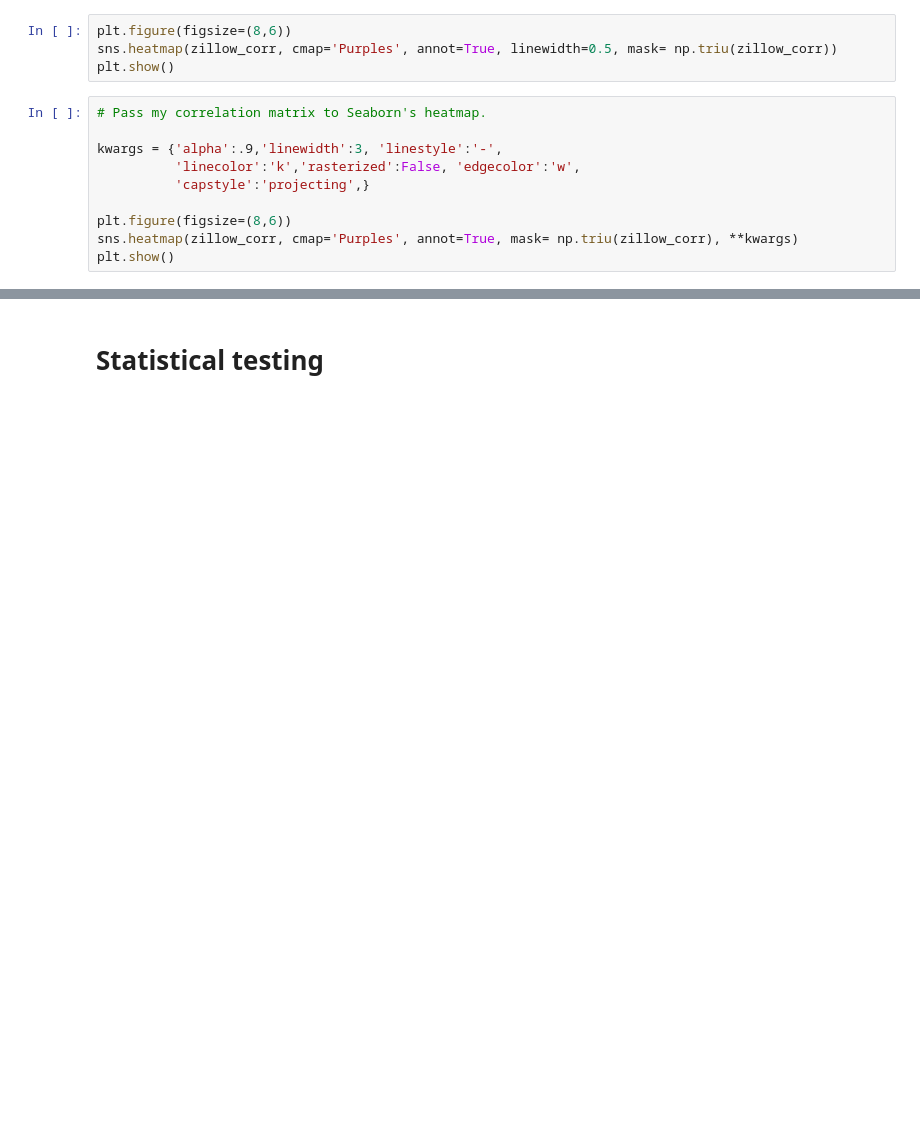
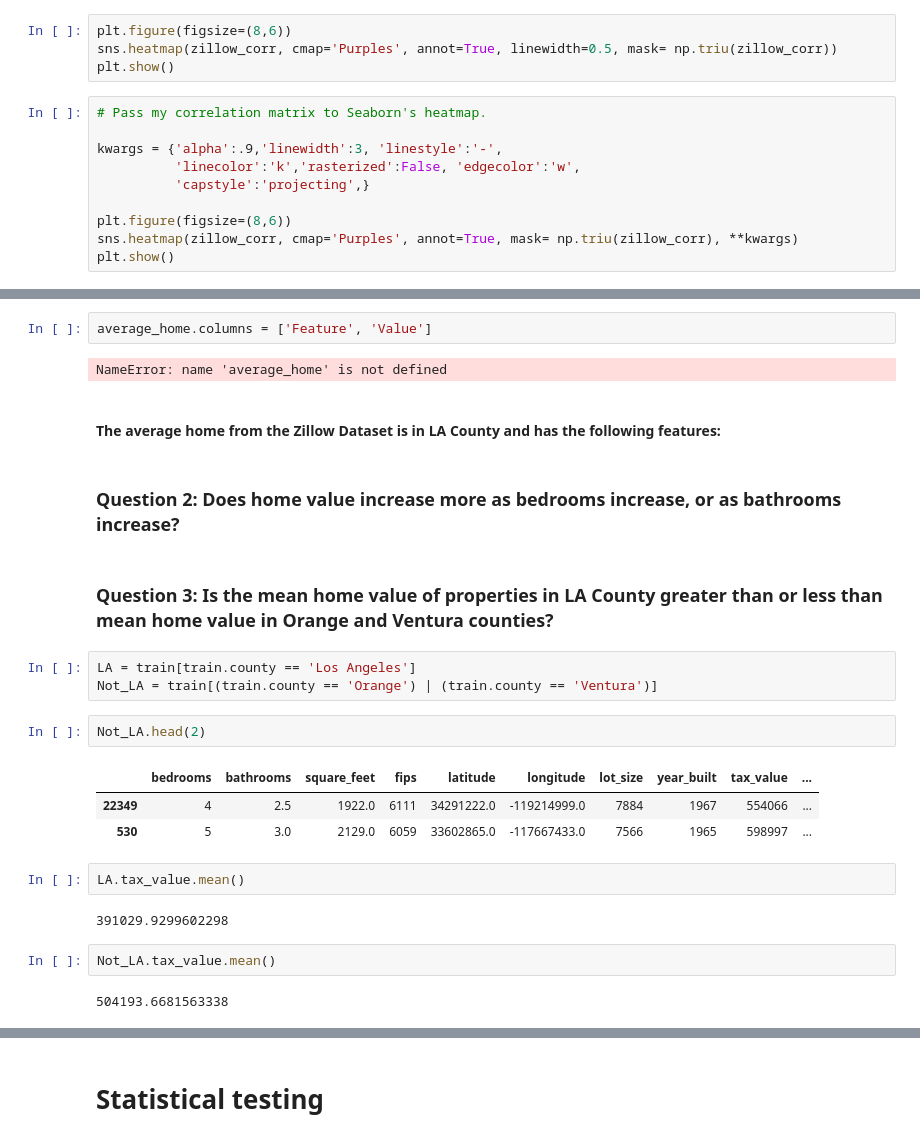
Before and after one commit to cristinalucin/regression-project, a Jupyter notebook: project_workbook.ipynb, the cells around one changed output, grey strips where cells are left out. Drawn from its saved outputs; the diff is of its cells as text; blank space fills up the shorter version.

```diff
--- a/project_workbook.ipynb
+++ b/project_workbook.ipynb
@@ -555,0 +562,27 @@ plt.show()
+# %%
+average_home.columns = ['Feature', 'Value']
+# %% [output]
+NameError: name 'average_home' is not defined
+# %% [markdown]
+#### The average home from the Zillow Dataset is in LA County and has the following features:
+# %% [markdown]
+### Question 2: Does home value increase more as bedrooms increase, or as bathrooms increase?
+# %% [markdown]
+### Question 3: Is the mean home value of properties in LA County greater than or less than mean home value in Orange and Ventura counties?
+# %%
+LA = train[train.county == 'Los Angeles']
+Not_LA = train[(train.county == 'Orange') | (train.county == 'Ventura')]
+# %%
+Not_LA.head(2)
+# %% [output]
+|  | bedrooms | bathrooms | square_feet | fips | latitude | longitude | lot_size | year_built | tax_value | ... |
+| 22349 | 4 | 2.5 | 1922.0 | 6111 | 34291222.0 | -119214999.0 | 7884 | 1967 | 554066 | ... |
+| 530 | 5 | 3.0 | 2129.0 | 6059 | 33602865.0 | -117667433.0 | 7566 | 1965 | 598997 | ... |
+# %%
+LA.tax_value.mean()
+# %% [output]
+391029.9299602298
+# %%
+Not_LA.tax_value.mean()
+# %% [output]
+504193.6681563338
```
Also changed, not shown: parts of 26 cells of this notebook, 2 other files.
